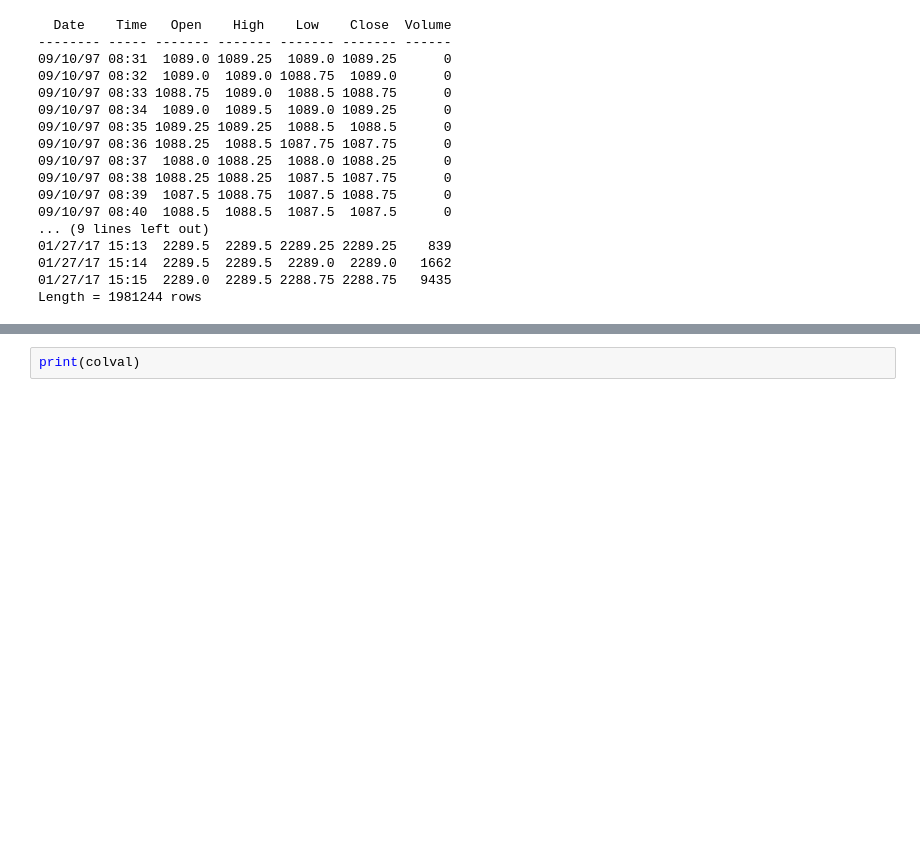
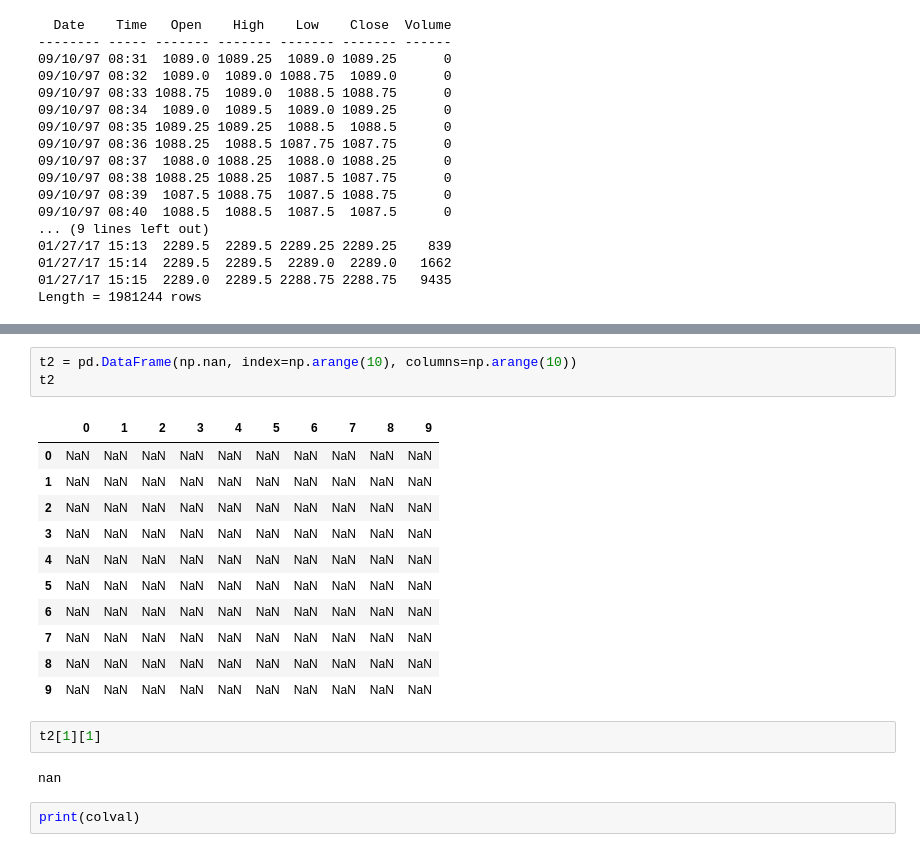
Before and after one commit to LingxiangYu/new_staff, a Jupyter notebook: HW1_P11_5360.ipynb, the cells around one changed output, grey strips where cells are left out. Saved outputs shown, nothing was run; the diff lists cells and outputs as text; blank space fills up the shorter version.

```diff
--- a/HW1_P11_5360.ipynb
+++ b/HW1_P11_5360.ipynb
@@ -25,3 +117,22 @@ colval = data['Close']
+# %%
+t2 = pd.DataFrame(np.nan, index=np.arange(10), columns=np.arange(10))
+t2
+# %% [output]
+|  | 0 | 1 | 2 | 3 | 4 | 5 | 6 | 7 | 8 | 9 |
+| 0 | NaN | NaN | NaN | NaN | NaN | NaN | NaN | NaN | NaN | NaN |
+| 1 | NaN | NaN | NaN | NaN | NaN | NaN | NaN | NaN | NaN | NaN |
+| 2 | NaN | NaN | NaN | NaN | NaN | NaN | NaN | NaN | NaN | NaN |
+| 3 | NaN | NaN | NaN | NaN | NaN | NaN | NaN | NaN | NaN | NaN |
+| 4 | NaN | NaN | NaN | NaN | NaN | NaN | NaN | NaN | NaN | NaN |
+| 5 | NaN | NaN | NaN | NaN | NaN | NaN | NaN | NaN | NaN | NaN |
+| 6 | NaN | NaN | NaN | NaN | NaN | NaN | NaN | NaN | NaN | NaN |
+| 7 | NaN | NaN | NaN | NaN | NaN | NaN | NaN | NaN | NaN | NaN |
+| 8 | NaN | NaN | NaN | NaN | NaN | NaN | NaN | NaN | NaN | NaN |
+| 9 | NaN | NaN | NaN | NaN | NaN | NaN | NaN | NaN | NaN | NaN |
+# %%
+t2[1][1]
+# %% [output]
+nan
 # %%
 print(colval)
 # %% [output]
```
Also changed, not shown: parts of 34 cells of this notebook.
